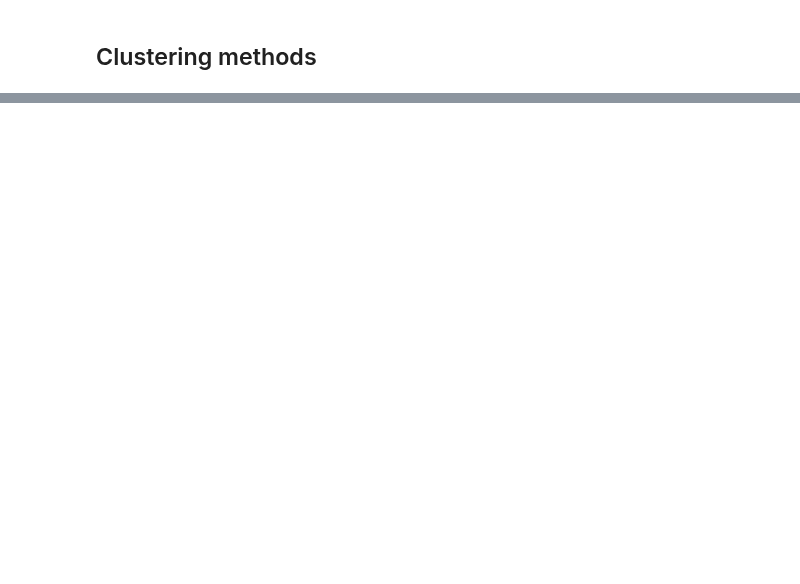
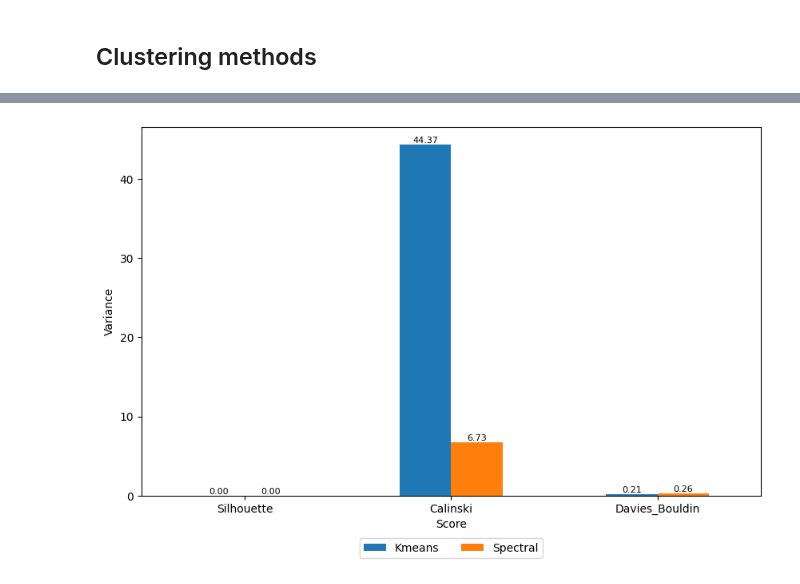
Before and after one commit to maximiliann97/Big-data-MVE441, a Jupyter notebook: Project3_clustering.ipynb, the cells around one changed output, grey strips where cells are left out. Saved outputs shown, nothing was run; the diff lists cells and outputs as text; code cells hidden in the pictures; blank space fills up the shorter version.

```diff
--- a/Project3_clustering.ipynb
+++ b/Project3_clustering.ipynb
@@ -330,3 +369,14 @@ def pc_check(method, score_name):
 # %%
-silh_dict_kmean = pc_check('kmeans', 'silh')
-silh_dict_spectral = pc_check('spectral', 'silh')
+# creating a function that spits out all the variances for each clustering method in a dict for a specified score metric
+def variances(cluster_methods:list, score_metric:str):
+    variances = defaultdict(list)
+    for method in cluster_methods:
+        my_dict = pc_check(method,score_metric)
+        for key, values in my_dict.items():
+            variances[key].append(np.var(values))
+    return variances
+
+cluster_methods = ['kmeans', 'spectral']
+silhoutte_variances = variances(cluster_methods, 'silh')
+calinski_variances = variances(cluster_methods, 'calinski')
+davies_variances = variances(cluster_methods, 'davies')
@@ -338,0 +383,26 @@ Counter({5: 3, 4: 1, 2: 1})
+# %%
+import pandas as pd
+import matplotlib.pyplot as plt
+clfs_name = ['Kmeans', 'Spectral']
+def barplot(score_values, score_names):
+    df = pd.DataFrame(score_values, index=score_names, columns=clfs_name)
+    ax = df.plot.bar(rot=0, figsize=(10,6))
+
+
+    # Add score names below the bars
+    ax.legend(loc='upper center', bbox_to_anchor=(0.5, -0.1), ncol=len(clfs_name))
+    ax.set_xlabel('Score')
+    ax.set_ylabel('Variance')
+    ax.set_xticklabels(score_names)
+
+    # Add exact values above the bars
+    for i in ax.containers:
+        ax.bar_label(i, label_type='edge', fmt='%.2f', fontsize=8)
+
+    plt.show()
+
+score_values = [silhoutte_variances[2], calinski_variances[2], davies_variances[2]]
+score_names = ['Silhouette', 'Calinski', 'Davies_Bouldin']
+barplot(score_values, score_names)
+# %% [output]
+[figure, added]
```
Also changed, not shown: parts of 8 cells of this notebook, 1 other file.
